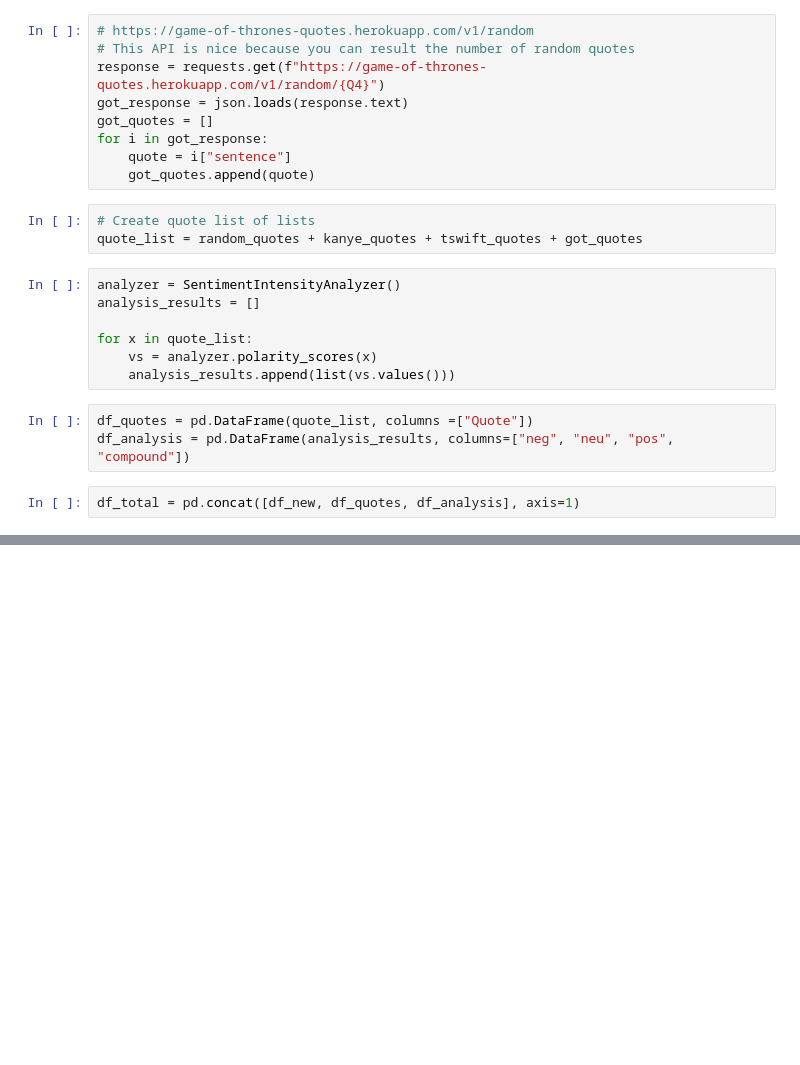
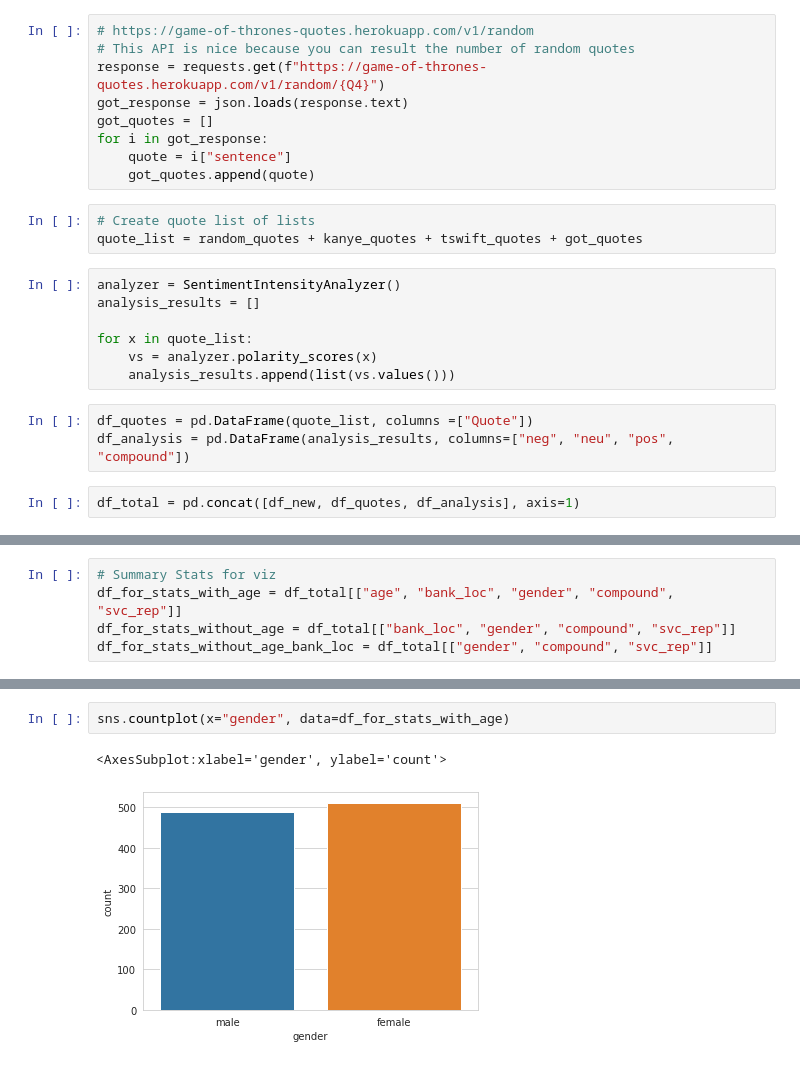
Before and after one commit to Novak478/data-exercise, a Jupyter notebook: jupyter/notebooks/data-exercise.ipynb, the cells around one changed output, grey strips where cells are left out. Drawn from its saved outputs; the diff is of its cells as text; blank space fills up the shorter version.

```diff
--- a/jupyter/notebooks/data-exercise.ipynb
+++ b/jupyter/notebooks/data-exercise.ipynb
@@ -147 +159,6 @@ df_total
+# %%
+# Summary Stats for viz
+df_for_stats_with_age = df_total[["age", "bank_loc", "gender", "compound", "svc_rep"]]
+df_for_stats_without_age = df_total[["bank_loc", "gender", "compound", "svc_rep"]]
+df_for_stats_without_age_bank_loc = df_total[["gender", "compound", "svc_rep"]]
 # %%
@@ -152,0 +175,5 @@ df_loc_avg_score
+# %%
+sns.countplot(x="gender", data=df_for_stats_with_age)
+# %% [output]
+<AxesSubplot:xlabel='gender', ylabel='count'>
+[figure, added]
```
Also changed, not shown: parts of 28 cells of this notebook, 2 other files.
